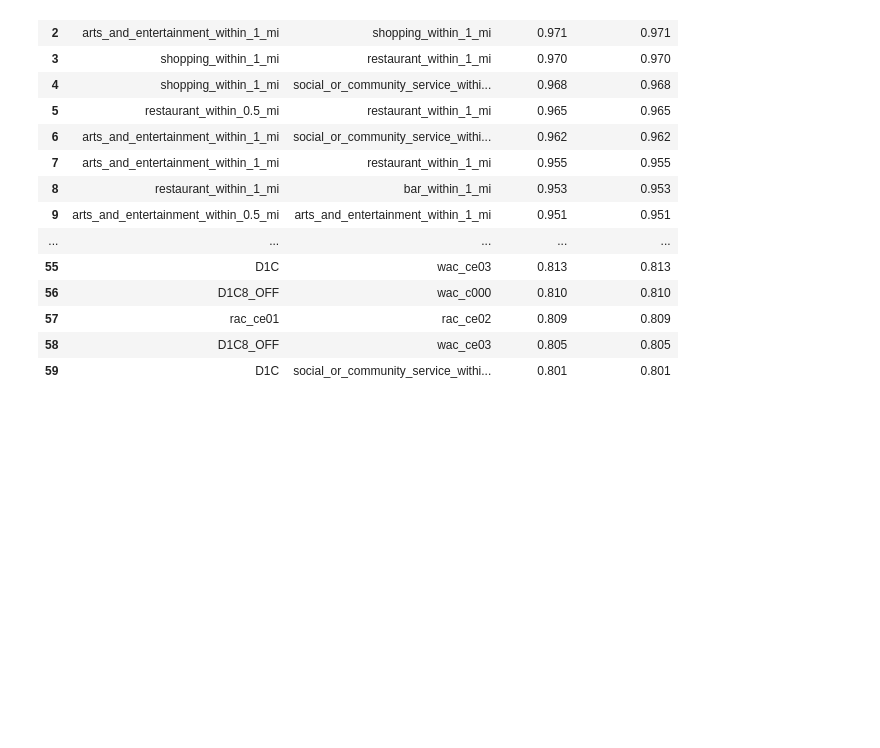
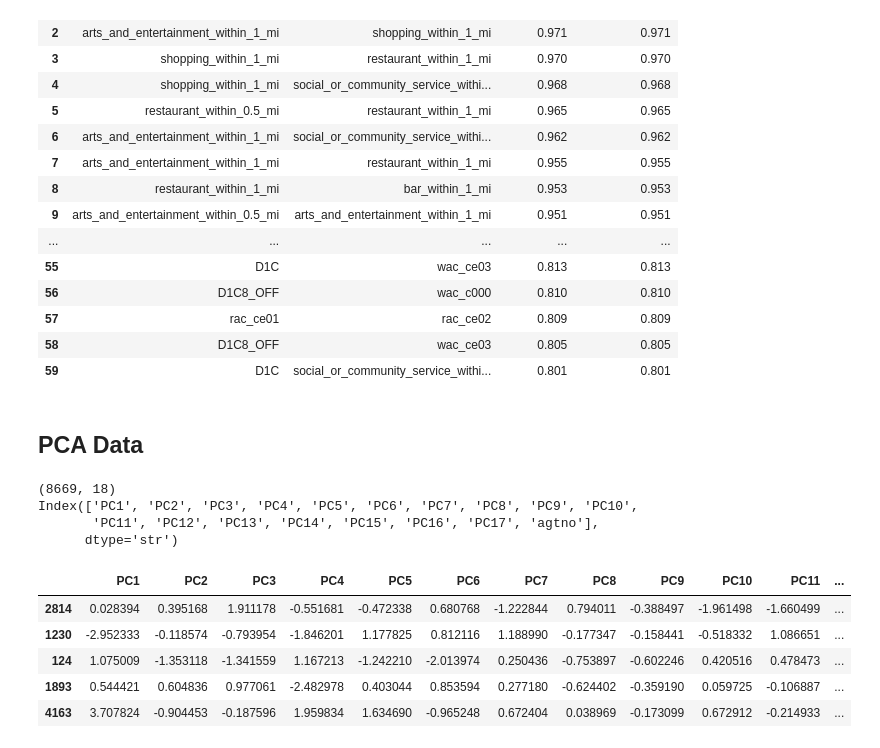
Before and after one commit to Ransommac13/mads_milestone_two, a Jupyter notebook: notebooks/variable_id.ipynb, the cells around one changed output. Drawn from its saved outputs; the diff is of its cells as text; code cells hidden in the pictures; blank space fills up the shorter version.

```diff
--- a/notebooks/variable_id.ipynb
+++ b/notebooks/variable_id.ipynb
@@ -373,3 +373,23 @@ correlation_df
 | 57 | rac_ce01 | rac_ce02 | 0.809 | 0.809 |
 | 58 | D1C8_OFF | wac_ce03 | 0.805 | 0.805 |
 | 59 | D1C | social_or_community_service_withi... | 0.801 | 0.801 |
+# %% [markdown]
+## PCA Data
+# %%
+pca_train_file_path = Path(".").resolve().parent / "data/modeling/pca/X_pca_train.parquet"
+pca_df = pd.read_parquet(str(pca_train_file_path))
+
+print(pca_df.shape)
+print(pca_df.columns)
+pca_df.sample(5)
+# %% [output]
+(8669, 18)
+Index(['PC1', 'PC2', 'PC3', 'PC4', 'PC5', 'PC6', 'PC7', 'PC8', 'PC9', 'PC10',
+       'PC11', 'PC12', 'PC13', 'PC14', 'PC15', 'PC16', 'PC17', 'agtno'],
+      dtype='str')
+|  | PC1 | PC2 | PC3 | PC4 | PC5 | PC6 | PC7 | PC8 | PC9 | PC10 | PC11 | ... |
+| 2814 | 0.028394 | 0.395168 | 1.911178 | -0.551681 | -0.472338 | 0.680768 | -1.222844 | 0.794011 | -0.388497 | -1.961498 | -1.660499 | ... |
+| 1230 | -2.952333 | -0.118574 | -0.793954 | -1.846201 | 1.177825 | 0.812116 | 1.188990 | -0.177347 | -0.158441 | -0.518332 | 1.086651 | ... |
+| 124 | 1.075009 | -1.353118 | -1.341559 | 1.167213 | -1.242210 | -2.013974 | 0.250436 | -0.753897 | -0.602246 | 0.420516 | 0.478473 | ... |
+| 1893 | 0.544421 | 0.604836 | 0.977061 | -2.482978 | 0.403044 | 0.853594 | 0.277180 | -0.624402 | -0.359190 | 0.059725 | -0.106887 | ... |
+| 4163 | 3.707824 | -0.904453 | -0.187596 | 1.959834 | 1.634690 | -0.965248 | 0.672404 | 0.038969 | -0.173099 | 0.672912 | -0.214933 | ... |
```
Also changed, not shown: parts of 12 cells of this notebook.
